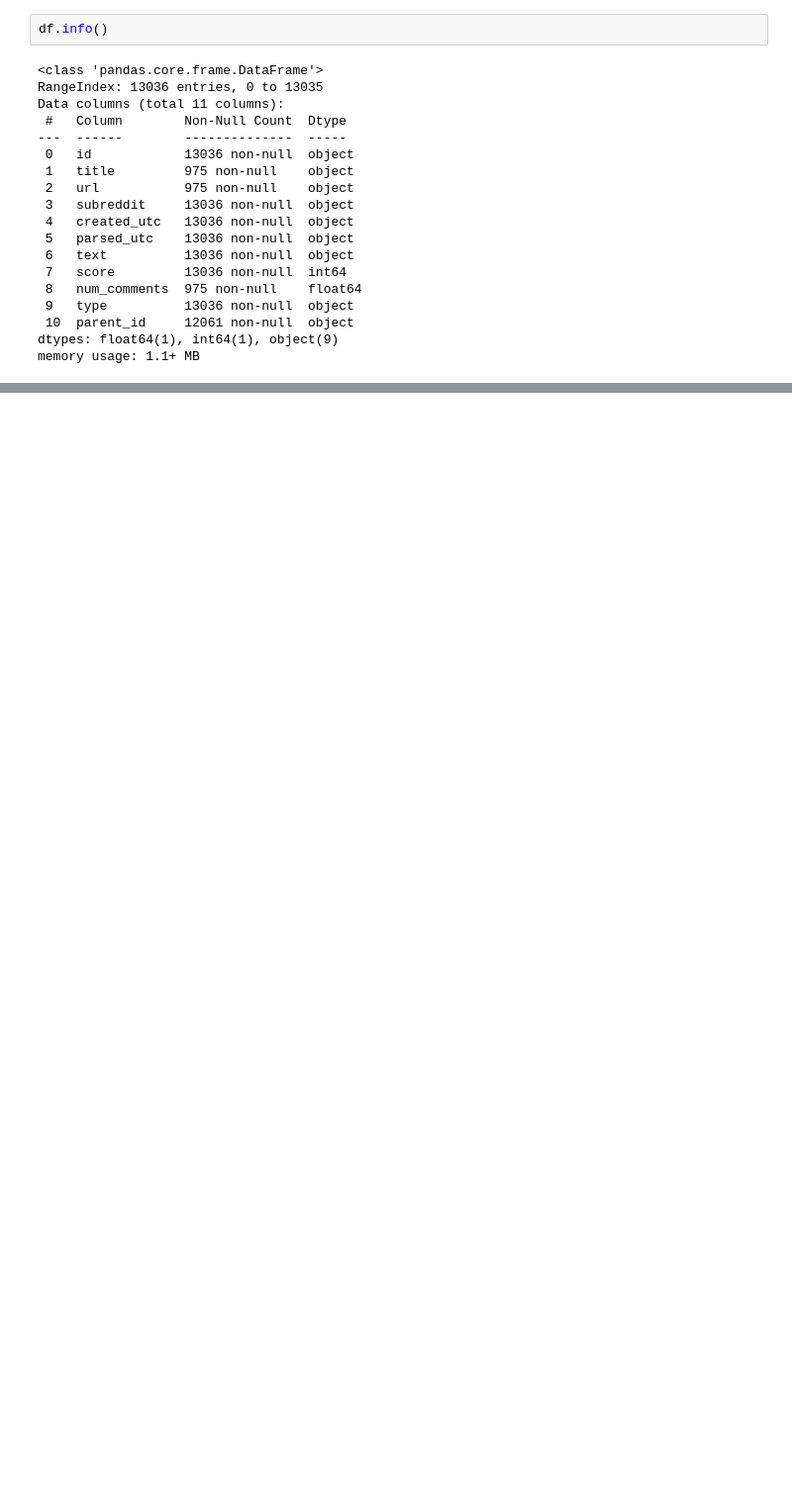
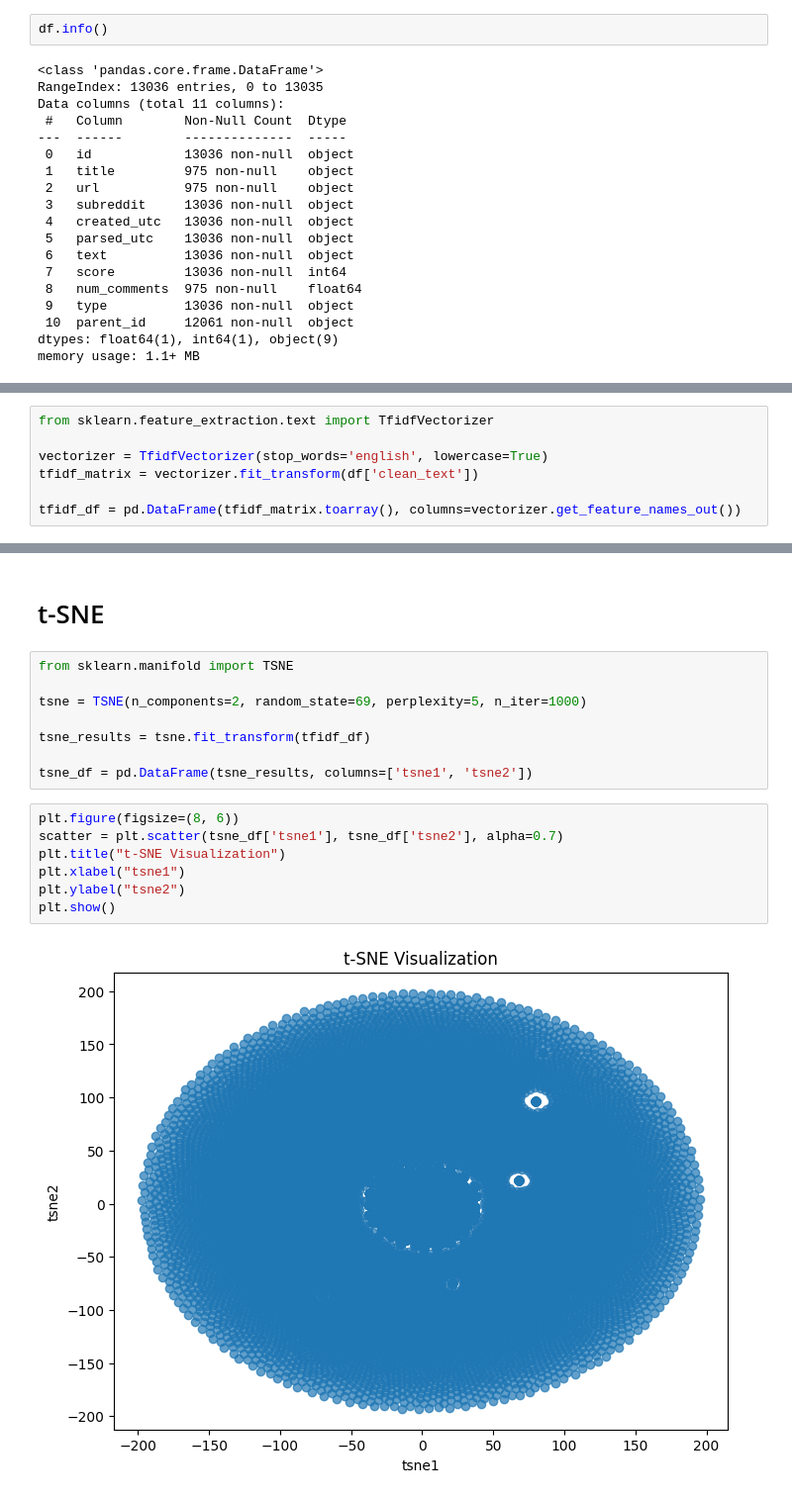
Before and after one commit to AlexIvlev/analytics_platform, a Jupyter notebook: notebooks/eda/YP_2024_Reddit_dataset_EDA.ipynb, the cells around one changed output, grey strips where cells are left out. Shown at 99% size. Drawn from its saved outputs; the diff is of its cells as text; blank space fills up the shorter version.

```diff
--- a/notebooks/eda/YP_2024_Reddit_dataset_EDA.ipynb
+++ b/notebooks/eda/YP_2024_Reddit_dataset_EDA.ipynb
@@ -225,0 +263,7 @@ plt.show()
+# %%
+from sklearn.feature_extraction.text import TfidfVectorizer
+
+vectorizer = TfidfVectorizer(stop_words='english', lowercase=True)
+tfidf_matrix = vectorizer.fit_transform(df['clean_text'])
+
+tfidf_df = pd.DataFrame(tfidf_matrix.toarray(), columns=vectorizer.get_feature_names_out())
@@ -225,0 +292,19 @@ plt.show()
+# %% [markdown]
+# t-SNE
+# %%
+from sklearn.manifold import TSNE
+
+tsne = TSNE(n_components=2, random_state=69, perplexity=5, n_iter=1000)
+
+tsne_results = tsne.fit_transform(tfidf_df)
+
+tsne_df = pd.DataFrame(tsne_results, columns=['tsne1', 'tsne2'])
+# %%
+plt.figure(figsize=(8, 6))
+scatter = plt.scatter(tsne_df['tsne1'], tsne_df['tsne2'], alpha=0.7)
+plt.title("t-SNE Visualization")
+plt.xlabel("tsne1")
+plt.ylabel("tsne2")
+plt.show()
+# %% [output]
+[figure, added]
```
Also changed, not shown: parts of 27 cells of this notebook.
